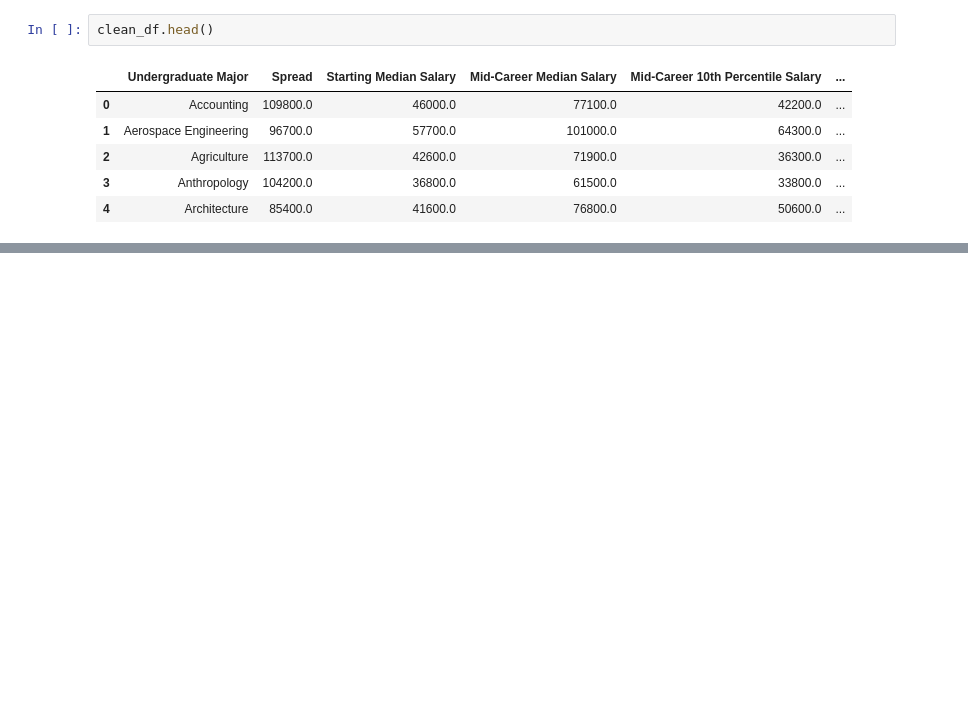
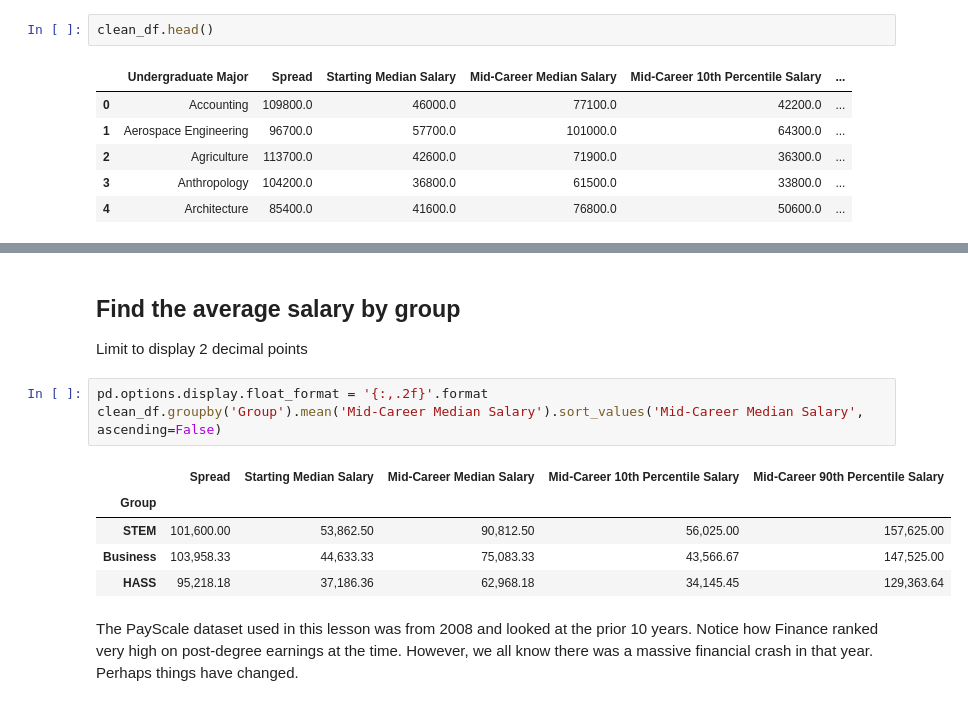
Before and after one commit to SadSack963/day-71_data_exploration_with_pandas, a Jupyter notebook: day-71_data_exploration_with_pandas.ipynb, the cells around one changed output, grey strips where cells are left out. Cells and saved outputs as stored; diff of their text form; blank space fills up the shorter version.

Commit message:
End of lesson. Next Challenge - Web Scraping to get the newest dataset.

```diff
--- a/day-71_data_exploration_with_pandas.ipynb
+++ b/day-71_data_exploration_with_pandas.ipynb
@@ -289,0 +300,14 @@ highest_potential[['Undergraduate Major', 'Mid-Career Median Salary']].head()
+# %% [markdown]
+## Find the average salary by group
+Limit to display 2 decimal points
+# %%
+pd.options.display.float_format = '{:,.2f}'.format
+clean_df.groupby('Group').mean('Mid-Career Median Salary').sort_values('Mid-Career Median Salary', ascending=False)
+# %% [output]
+|  | Spread | Starting Median Salary | Mid-Career Median Salary | Mid-Career 10th Percentile Salary | Mid-Career 90th Percentile Salary |
+| Group |  |  |  |  |  |
+| STEM | 101,600.00 | 53,862.50 | 90,812.50 | 56,025.00 | 157,625.00 |
+| Business | 103,958.33 | 44,633.33 | 75,083.33 | 43,566.67 | 147,525.00 |
+| HASS | 95,218.18 | 37,186.36 | 62,968.18 | 34,145.45 | 129,363.64 |
+# %% [markdown]
+The PayScale dataset used in this lesson was from 2008 and looked at the prior 10 years. Notice how Finance ranked very high on post-degree earnings at the time. However, we all know there was a massive financial crash in that year. Perhaps things have changed.
```
Also changed, not shown: parts of 18 cells of this notebook.
